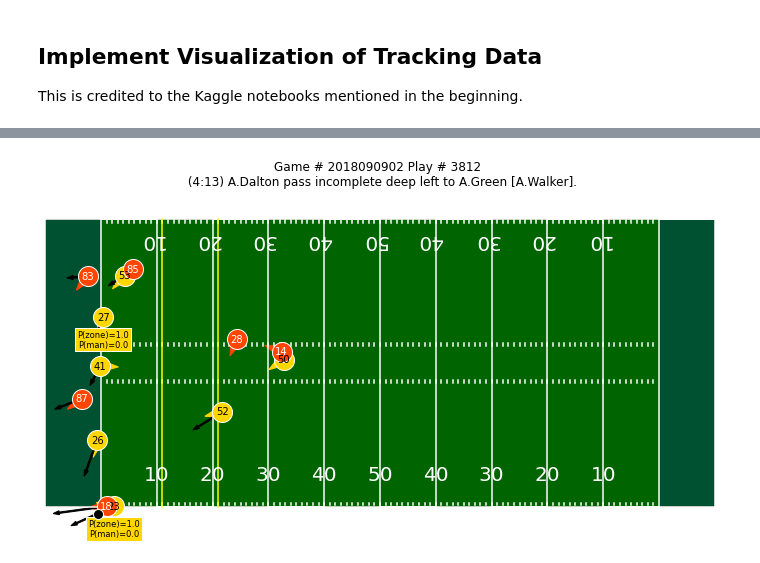
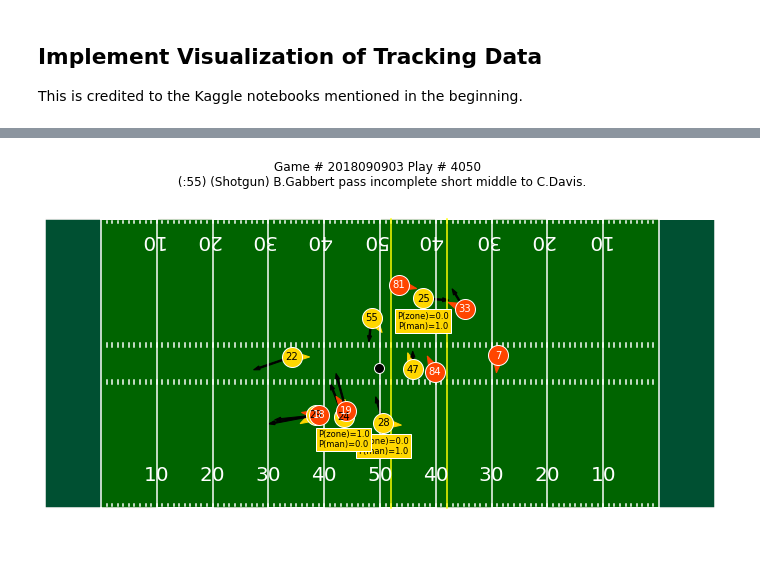
Before and after one commit to taarakshah/nfl-tendency, a Jupyter notebook: 3_Tracking-Data-Setup.ipynb, the cells around one changed output, grey strips where cells are left out. Saved outputs shown, nothing was run; the diff lists cells and outputs as text; code cells hidden in the pictures.

```diff
--- a/3_Tracking-Data-Setup.ipynb
+++ b/3_Tracking-Data-Setup.ipynb
@@ -474,6 +497,6 @@ plays.sample()
 # %%
-anim = animate_player_movement(weekData=weekFin, playId=3812, gameId=2018090902)
+anim = animate_player_movement(weekData=weekFin, playId=4050, gameId=2018090903)
 writer = FFMpegWriter(fps=10)
 anim.save('anim.mp4', writer=writer)
 # %% [output]
-[figure, old version]
+[figure, new version]
```
Also changed, not shown: parts of 20 cells of this notebook, 1 other file.
